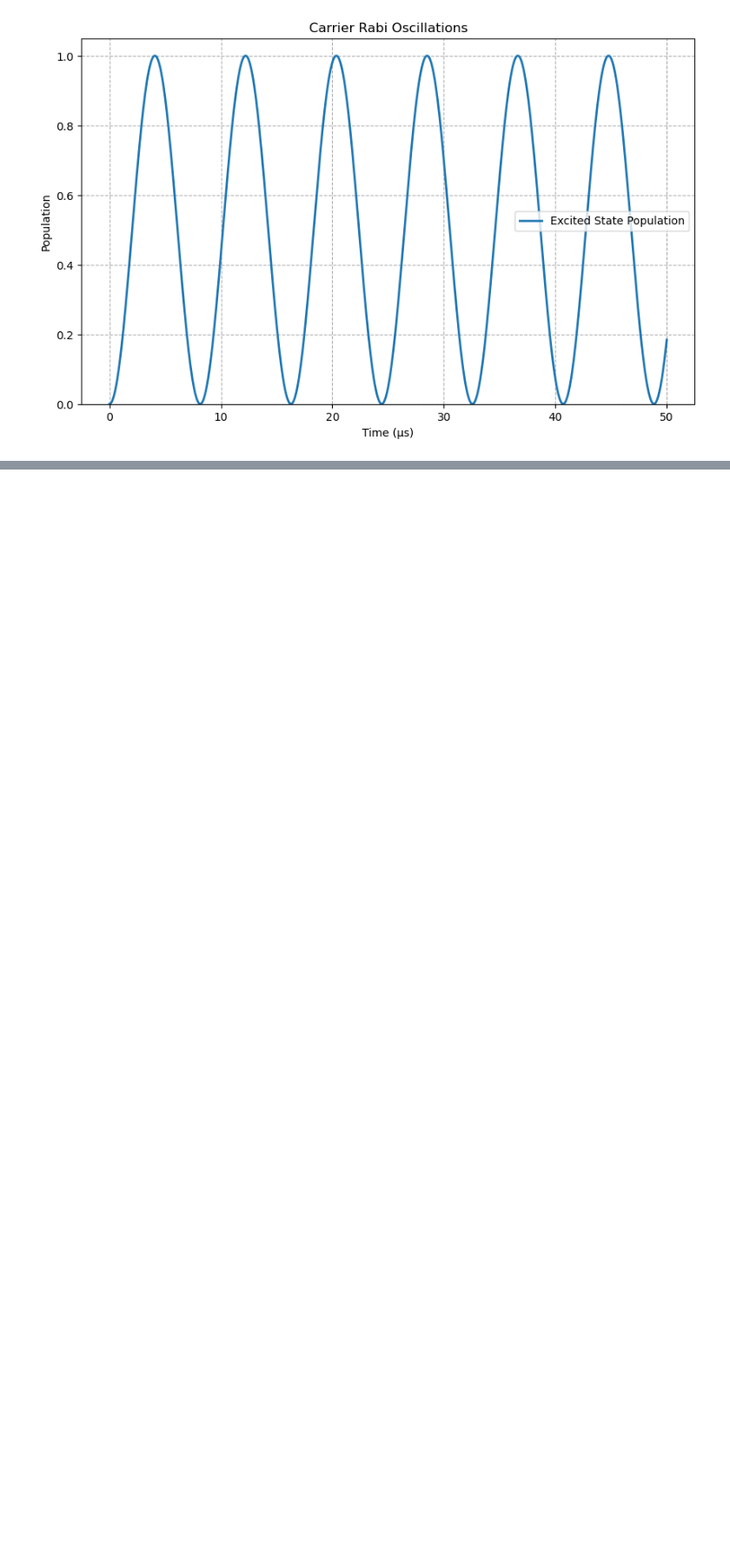
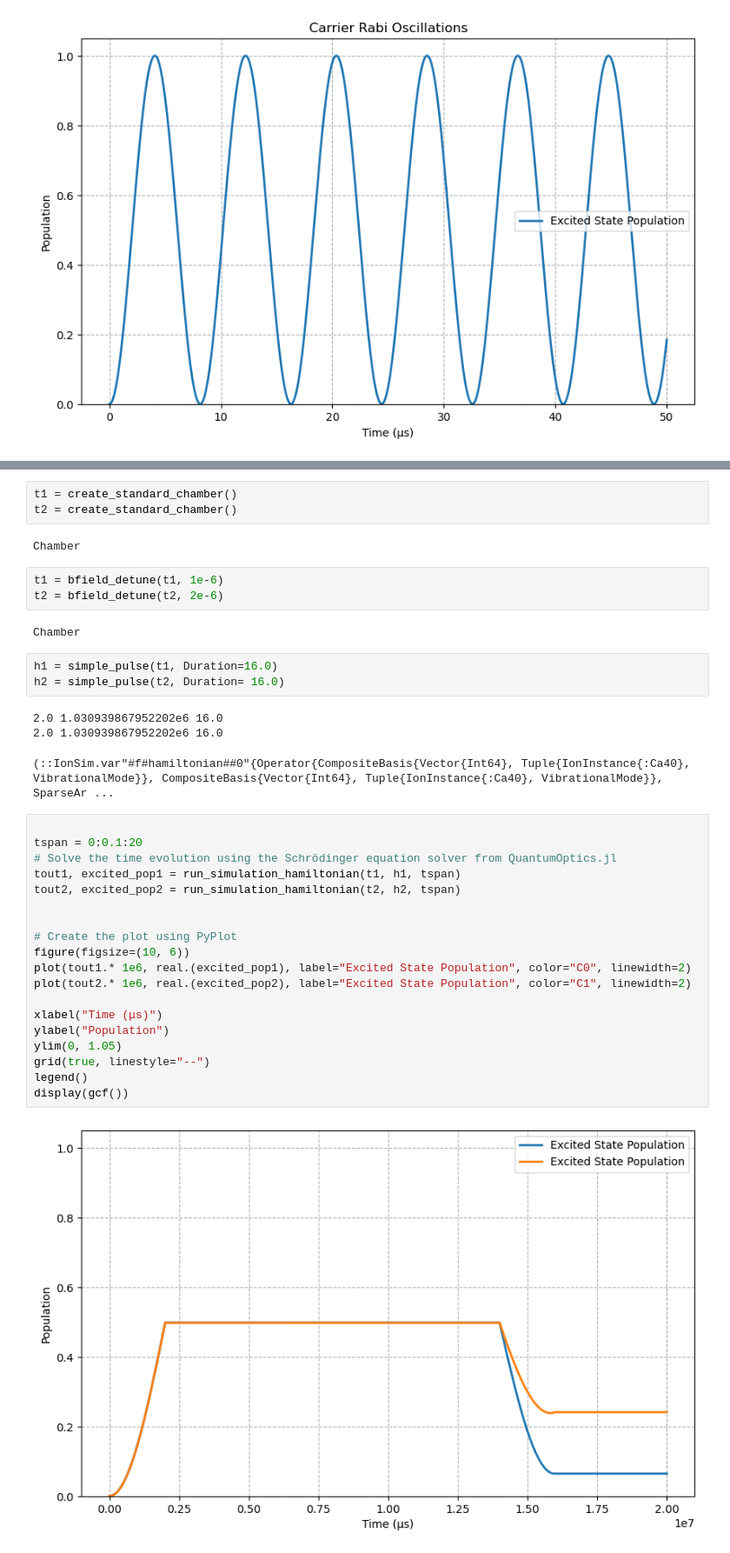
Before and after one commit to park2003/TestSQRLab, a Jupyter notebook: test.ipynb, the cells around one changed output, grey strips where cells are left out. Shown at 87% size. Cells and saved outputs as stored; diff of their text form; blank space fills up the shorter version.

```diff
--- a/test.ipynb
+++ b/test.ipynb
@@ -114,0 +148,38 @@ display(gcf())
+# %%
+t1 = create_standard_chamber()
+t2 = create_standard_chamber()
+# %% [output]
+Chamber
+# %%
+t1 = bfield_detune(t1, 1e-6)
+t2 = bfield_detune(t2, 2e-6)
+# %% [output]
+Chamber
+# %%
+h1 = simple_pulse(t1, Duration=16.0)
+h2 = simple_pulse(t2, Duration= 16.0)
+# %% [output]
+2.0 1.030939867952202e6 16.0
+2.0 1.030939867952202e6 16.0
+(::IonSim.var"#f#hamiltonian##0"{Operator{CompositeBasis{Vector{Int64}, Tuple{IonInstance{:Ca40}, VibrationalMode}}, CompositeBasis{Vector{Int64}, Tuple{IonInstance{:Ca40}, VibrationalMode}}, SparseAr ...
+# %%
+
+tspan = 0:0.1:20
+# Solve the time evolution using the Schrödinger equation solver from QuantumOptics.jl
+tout1, excited_pop1 = run_simulation_hamiltonian(t1, h1, tspan)
+tout2, excited_pop2 = run_simulation_hamiltonian(t2, h2, tspan)
+
+
+# Create the plot using PyPlot
+figure(figsize=(10, 6))
+plot(tout1.* 1e6, real.(excited_pop1), label="Excited State Population", color="C0", linewidth=2)
+plot(tout2.* 1e6, real.(excited_pop2), label="Excited State Population", color="C1", linewidth=2)
+
+xlabel("Time (μs)")
+ylabel("Population")
+ylim(0, 1.05)
+grid(true, linestyle="--")
+legend()
+display(gcf())
+# %% [output]
+[figure, added]
```
Also changed, not shown: parts of 15 cells of this notebook.
